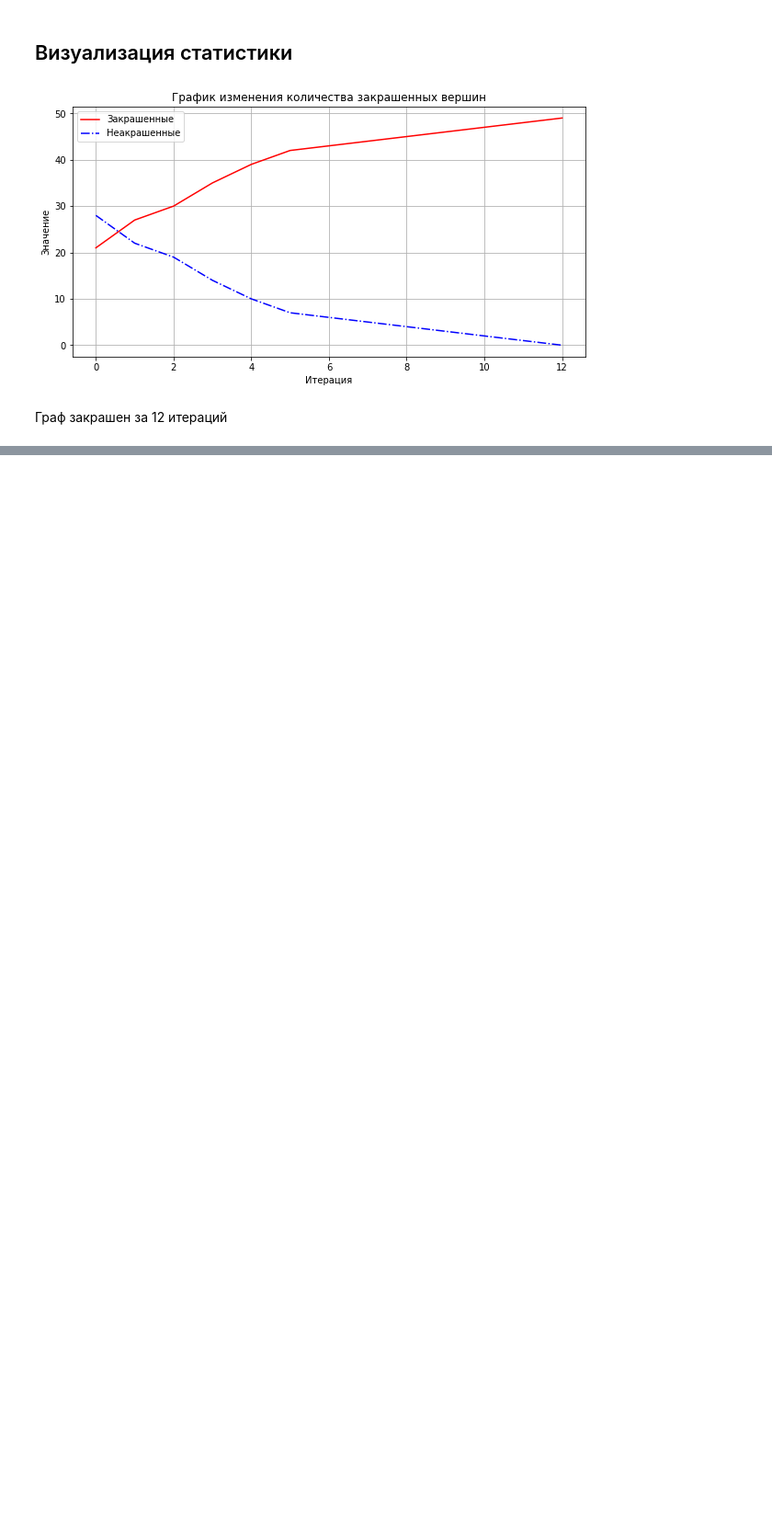
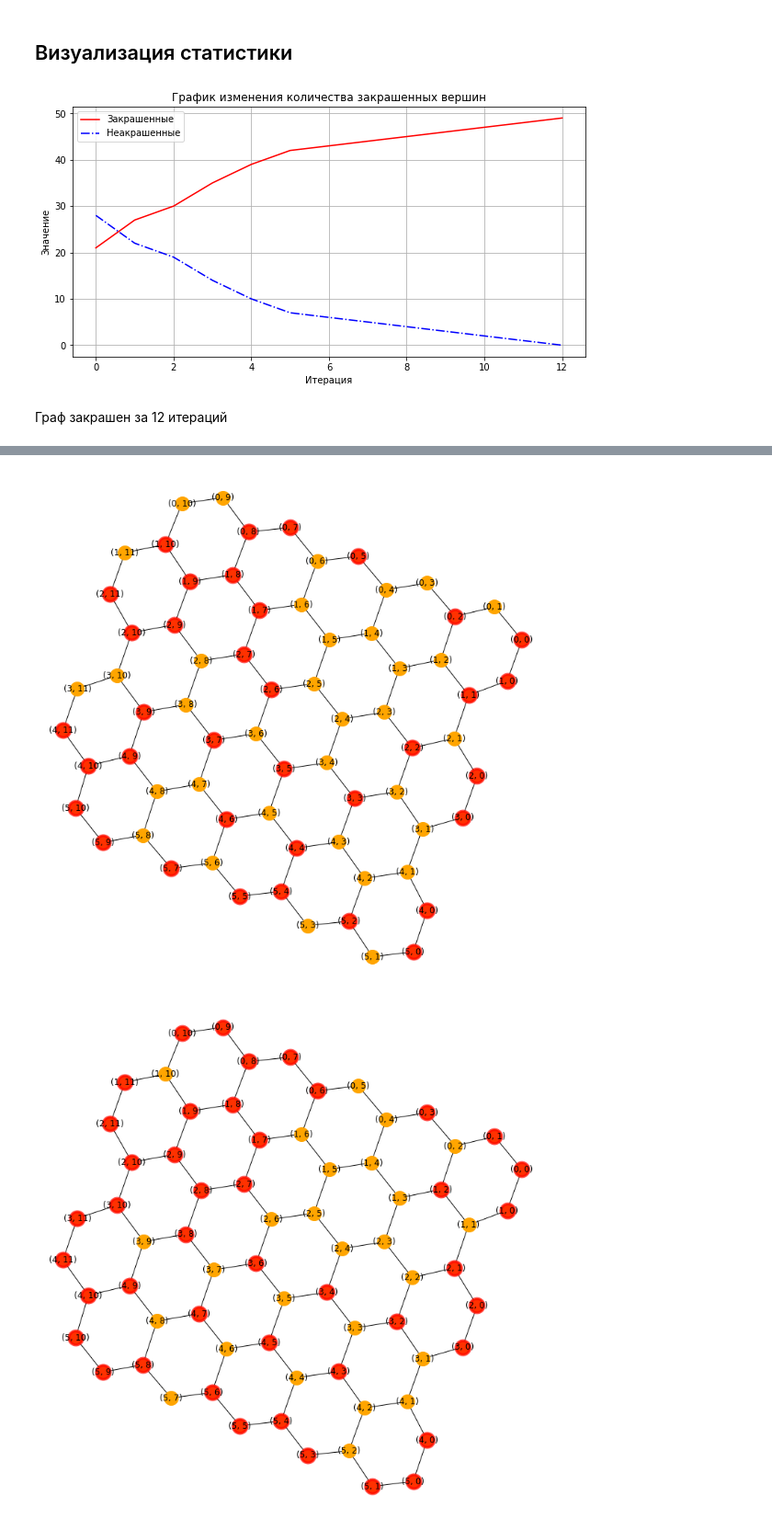
Before and after one commit to ElizavetaWow/NetworkModels, a Jupyter notebook: Sem7/Крылова_life_game.ipynb, the cells around one changed output, grey strips where cells are left out. Shown at 92% size. Drawn from its saved outputs; the diff is of its cells as text; code cells hidden in the pictures; blank space fills up the shorter version.

```diff
--- a/Sem7/Крылова_life_game.ipynb
+++ b/Sem7/Крылова_life_game.ipynb
@@ -7,5 +8,12 @@ from networkx import grid_graph
 # %% [markdown]
 ## Функция отрисовки
+# %%
+def check_statistics(statistics):
+    if len(statistics) >= 2:
+        st_keys = sorted(list(statistics.keys()))
+        if (statistics[st_keys[-1]]['black'] == statistics[st_keys[-2]]['black']) or (statistics[st_keys[-2]]['white'] == statistics[st_keys[-1]]['white']):
+            return True
+    return False
 # %%
 def draw(graph, color_marix, i=0):
     pos = nx.kamada_kawai_layout(graph)
@@ -30,12 +38,13 @@ def draw(graph, color_marix, i=0):
 # %%
 # color_marix -начальная цветовая матрица, draw_process - иллюстрировать процесс
 def color_graph(graph, color_marix, draw_process=False):
+    n, m = color_marix.shape
     k = 0   # количество итераций
     black = color_marix.sum()
     white = color_marix.size - black
     statistics = {k: {'black': black,
                       'white': white}}
-    while (white != black+white) and (black != black+white):
+    while (white != black+white) and (black != black+white) and not check_statistics(statistics):
         if draw_process:
             draw(graph, color_marix, k)
         k += 1
@@ -45,16 +54,18 @@ def color_graph(graph, color_marix, draw_process=False):
             for j in range(m):
                 black = 0
                 white = 0
-                for node in list(graph[(i, j)].keys()):
-                    if color_marix[node]:
-                        black += 1
-                    else:
-                        white += 1
-                if black/(black+white) >= 0.5:
-                    color_marix_next[i, j] = 1
-                else:
-                    color_marix_next[i, j] = 0
+                if color_marix[i, j] is not ma.masked:
+                    for node in list(graph[(i, j)].keys()):
+                        if color_marix[node]:
+                            black += 1
+                        else:
+                            white += 1
+                    color_marix_next[i, j] = 1 if black/(black+white) >= 0.5 else 0
         color_marix = color_marix_next
+        mask = np.full((n,m), 1)
+        for node in graph.nodes:
+            mask[node] = 0
+        color_marix = ma.masked_array(color_marix, mask=mask)
         black = color_marix.sum()
         white = color_marix.size - black
         statistics[k] = {'black': black,
@@ -122,0 +151,5 @@ plt.show()
+# %%
+result_hex = color_graph(graph, color_marix_masked, draw_process=True)
+# %% [output]
+[figure, added]
+[figure, added]
```
Also changed, not shown: parts of 11 cells of this notebook, 4 other files.
